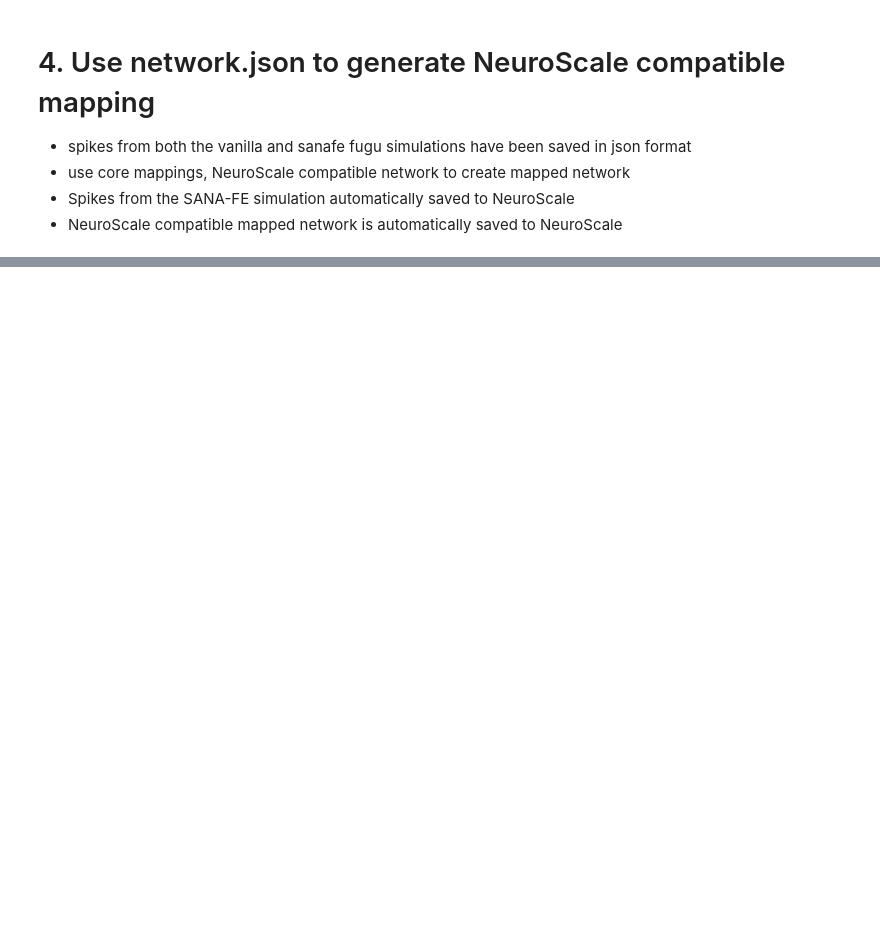
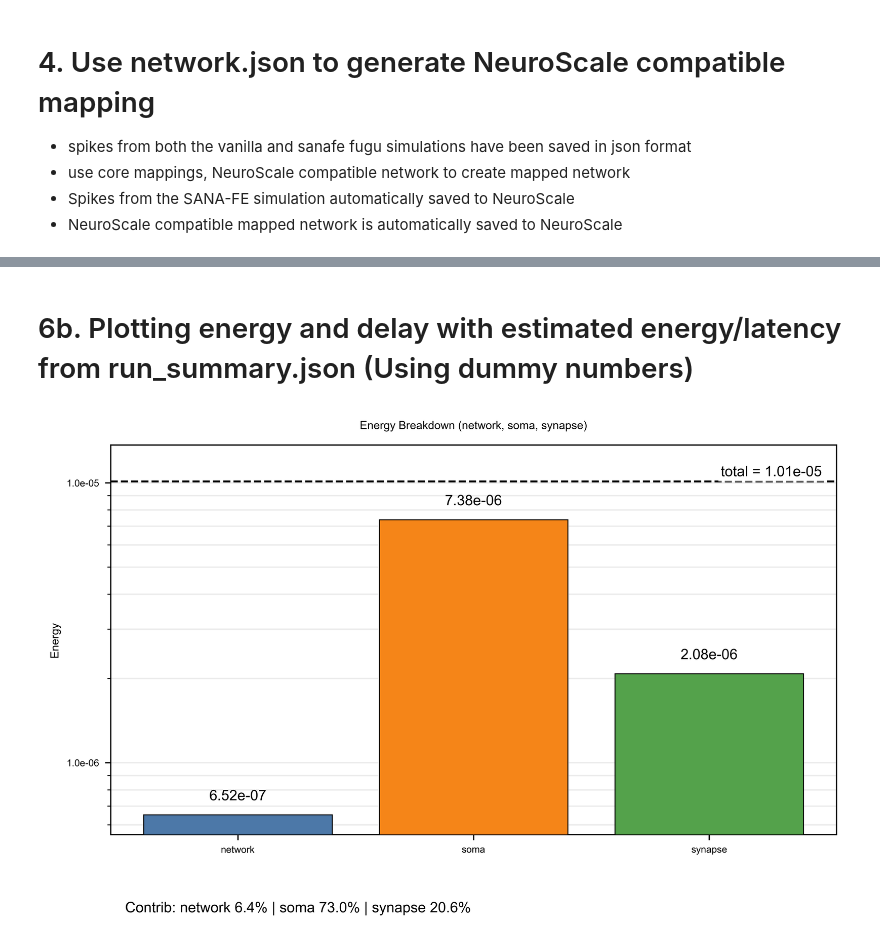
Before and after one commit to kameron-gano/Fugu_dev, a Jupyter notebook: fugu/nscale_flow/flow.ipynb, the cells around one changed output, grey strips where cells are left out. Saved outputs shown, nothing was run; the diff lists cells and outputs as text; code cells hidden in the pictures; blank space fills up the shorter version.

Commit message:
Flow is working and comparison has been updated
Estimated energy plotted, will add latency somewhere sensible as well.

```diff
--- a/fugu/nscale_flow/flow.ipynb
+++ b/fugu/nscale_flow/flow.ipynb
@@ -282 +240,62 @@ SANA-FE matches with ACTsim
+# %% [markdown]
+# 6b. Plotting energy and delay with estimated energy/latency from run_summary.json (Using dummy numbers)
+# %%
+import json
+import numpy as np
+import matplotlib.pyplot as plt
+from matplotlib.ticker import FuncFormatter
+from matplotlib.transforms import blended_transform_factory
+
+with open("run_summary.json", "r") as f:
+    summary = json.load(f)
+
+energy = summary["energy"]
+labels = ["network", "soma", "synapse"]   # ignore dendrite (0)
+vals = np.array([energy[k] for k in labels], dtype=float)
+total = float(energy["total"])
+
+def sci(x, _):
+    return f"{x:.1e}"
+
+fig, ax = plt.subplots(figsize=(7, 4.5))
+colors = ["#4C78A8", "#F58518", "#54A24B"]
+
+bars = ax.bar(labels, vals, color=colors, edgecolor="black", linewidth=0.6, zorder=3)
+ax.set_yscale("log")
+ax.set_ylabel("Energy")
+ax.set_title("Energy Breakdown (network, soma, synapse)", pad=10)
+
+positive_vals = vals[vals > 0]
+ymin = positive_vals.min() * 0.85
+ymax = max(total, vals.max()) * 1.35
+ax.set_ylim(ymin, ymax)
+
+# total reference line
+ax.axhline(total, color="black", linestyle="--", linewidth=1.2, zorder=2)
+
+trans = blended_transform_factory(ax.transAxes, ax.transData)
+ax.text(
+    0.98, total * 1.02, f"total = {total:.2e}",
+    transform=trans, ha="right", va="bottom", fontsize=9,
+    bbox=dict(facecolor="white", edgecolor="none", alpha=0.8, pad=1.5)
+)
+
+for b, v in zip(bars, vals):
+    ax.text(b.get_x() + b.get_width()/2, v * 1.10, f"{v:.2e}", ha="center", va="bottom", fontsize=9)
+
+ax.yaxis.set_major_formatter(FuncFormatter(sci))
+ax.grid(axis="y", which="both", alpha=0.25, zorder=0)
+
+# percent contribution subtitle
+pct = 100 * vals / vals.sum()
+ax.text(
+    0.02, -0.20,
+    f"Contrib: network {pct[0]:.1f}% | soma {pct[1]:.1f}% | synapse {pct[2]:.1f}%",
+    transform=ax.transAxes, fontsize=9
+)
+
+plt.tight_layout()
+plt.show()
+# %% [output]
+[figure, added]
 # %% [markdown]
```
Also changed, not shown: parts of 15 cells of this notebook, 11 other files.
